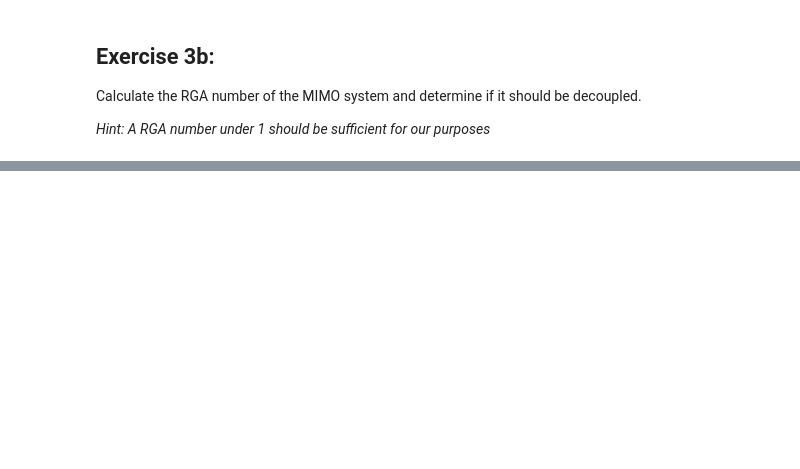
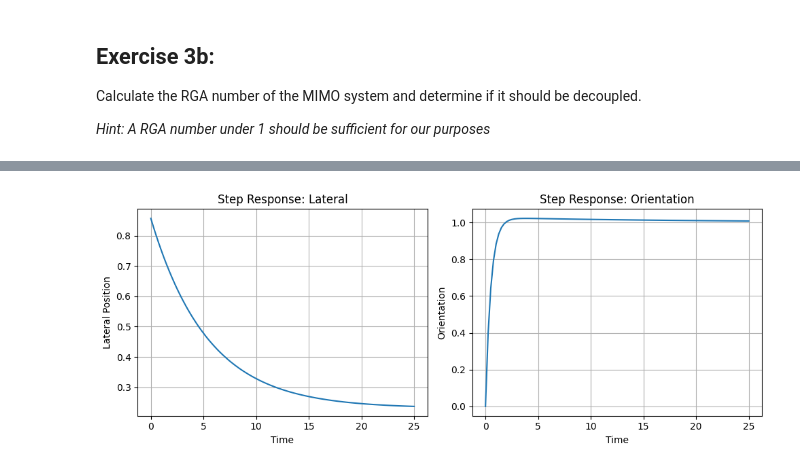
Before and after one commit to nic2703/control2JN, a Jupyter notebook: CS2_2024_unicycle_MIMO_Stability.ipynb, the cells around one changed output, grey strips where cells are left out. Saved outputs shown, nothing was run; the diff lists cells and outputs as text; code cells hidden in the pictures; blank space fills up the shorter version.

```diff
--- a/CS2_2024_unicycle_MIMO_Stability.ipynb
+++ b/CS2_2024_unicycle_MIMO_Stability.ipynb
@@ -419,0 +504,47 @@ print(RGAnumber)
+# %%
+def buildMIMOcontroller(kp: np.array, ki: np.array) -> ct.TransferFunction:
+    num = [[[kp[0], ki[0]], [0]],
+       [[0], [kp[1], ki[1]]]]
+    den = [[[1, 0], [1]],
+        [[1], [1, 0]]]
+
+    mimocont = ct.tf(num, den)
+
+    return mimocont
+
+def testMIMOcontroller(mimocont: ct.TransferFunction, mimosys: ct.TransferFunction) -> None:
+    mimo_openloop = mimocont * mimosys
+
+    lateralTF = ct.feedback(mimo_openloop[0, 0])
+    orientationTF = ct.feedback(mimo_openloop[1, 1])
+
+    t0, y0 = ct.step_response(lateralTF)
+    t1, y1 = ct.step_response(orientationTF)
+
+    # Create subplots
+    fig, axs = plt.subplots(1, 2, figsize=(10, 4))
+
+    # Plot the step response for lateralTF
+    axs[0].plot(t0, y0)
+    axs[0].set_xlabel('Time')
+    axs[0].set_ylabel('Lateral Position')
+    axs[0].set_title('Step Response: Lateral')
+    axs[0].grid(True)
+
+    # Plot the step response for orientationTF
+    axs[1].plot(t1, y1)
+    axs[1].set_xlabel('Time')
+    axs[1].set_ylabel('Orientation')
+    axs[1].set_title('Step Response: Orientation')
+    axs[1].grid(True)
+
+    plt.tight_layout()
+    plt.show()
+
+kp = np.array([1, 1])
+ki = np.array([0.1, 0.1])
+mimocont = buildMIMOcontroller(kp, ki)
+
+testMIMOcontroller(mimocont, mimosys)
+# %% [output]
+[figure, added]
```
Also changed, not shown: parts of 9 cells of this notebook.
